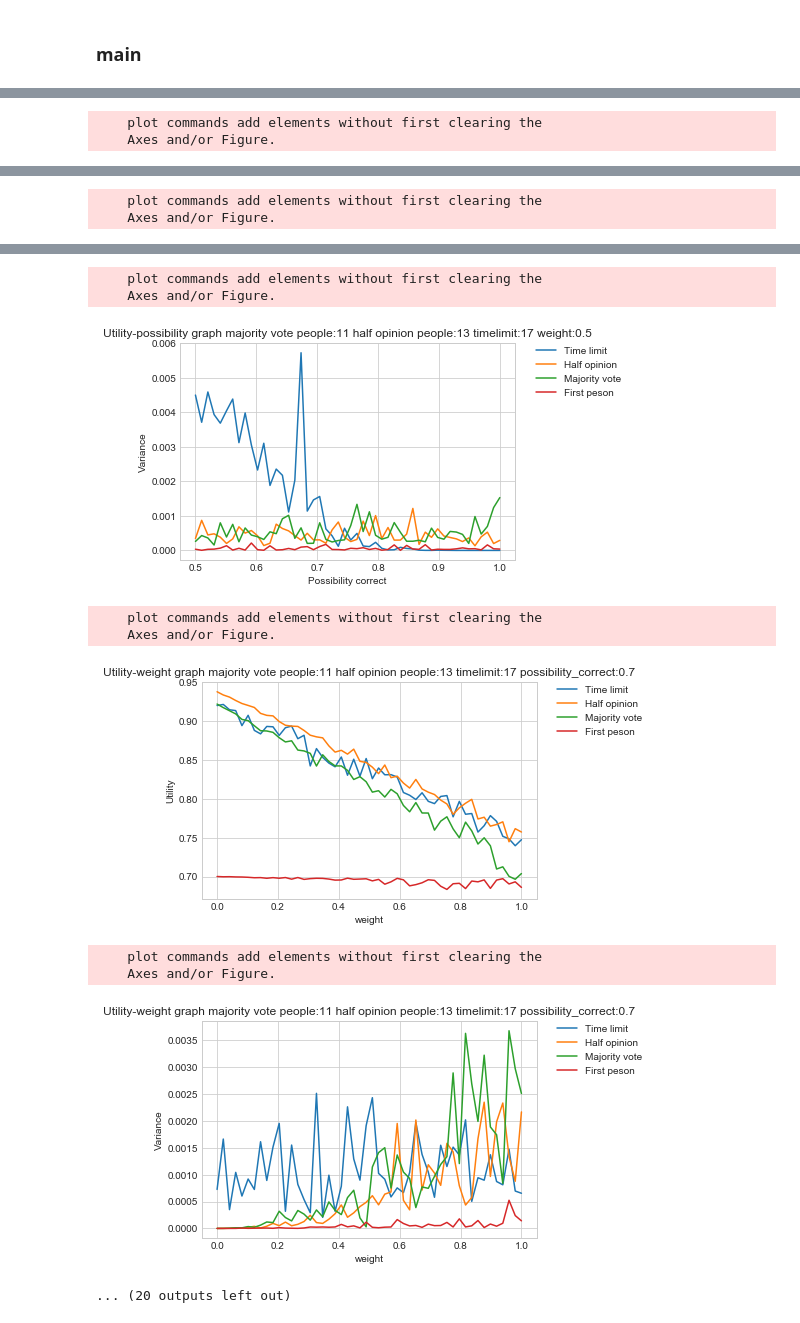
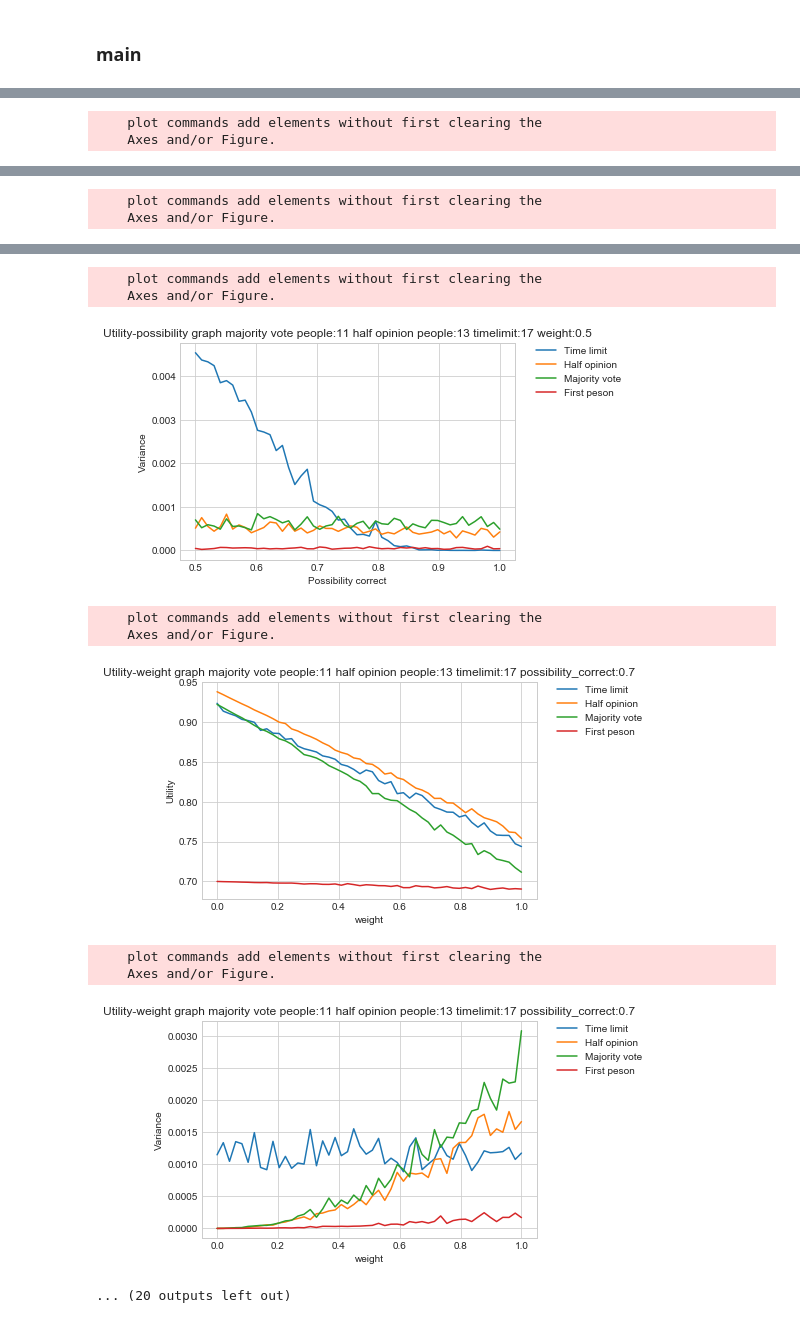
Before and after one commit to k33asby/opinion-aggregation-experiment, a Jupyter notebook: py/sumilation.ipynb, the cells around one changed output, grey strips where cells are left out. Drawn from its saved outputs; the diff is of its cells as text; code cells hidden in the pictures.

```diff
--- a/py/sumilation.ipynb
+++ b/py/sumilation.ipynb
@@ -426,7 +426,7 @@ class PlotGraph:
         plt.show()
         # 多数決
         y_axis_dict = {}
-        for t in range(15):
+        for t in range(10):
             y_axis_dict["Majority vote" + str(2 * t + 1)] = [self.model.deciding_by_majority_vote_average(x, 2 * t + 1, weight) for x in x_axis]
         plt.title('Utility-possibility graph weight: {}'.format(weight))
         plt.xlabel('Possibility correct')
@@ -437,8 +437,8 @@ class PlotGraph:
         plt.show()
         # 半数
         y_axis_dict = {}
-        for t in range(15):
-            y_axis_dict["Half opinion" + str(2 * t + 1)] = [self.model.deciding_by_half_opinion_average(x, t + 1, weight) for x in x_axis]
+        for t in range(10):
+            y_axis_dict["Half opinion" + str(2 * t + 1)] = [self.model.deciding_by_half_opinion_average(x, 2 * t + 1, weight) for x in x_axis]
         plt.title('Utility-possibility graph weight: {}'.format(weight))
         plt.xlabel('Possibility correct')
         plt.ylabel('Utility')
@@ -448,7 +448,7 @@ class PlotGraph:
         plt.show()
         # 時間打ち切り
         y_axis_dict = {}
-        for t in range(15):
+        for t in range(10):
             y_axis_dict["Time limit" + str(4 * t + 1)] = [self.model.deciding_by_time_limit_average(x, 4 * t + 1, weight) for x in x_axis]
         plt.title('Utility-possibility graph weight: {}'.format(weight))
         plt.xlabel('Possibility correct')
@@ -476,7 +476,7 @@ class PlotGraph:
         plt.show()
         # 多数決
         y_axis_dict = {}
-        for t in range(15):
+        for t in range(10):
             y_axis_dict["Majority vote" + str(2 * t + 1)] = [self.model.deciding_by_majority_vote_variance(x, 2 * t + 1, weight) for x in x_axis]
         plt.title('Utility-possibility graph weight: {}'.format(weight))
         plt.xlabel('Possibility correct')
@@ -487,8 +487,8 @@ class PlotGraph:
         plt.show()
         # 半数
         y_axis_dict = {}
-        for t in range(15):
-            y_axis_dict["Half opinion" + str(2 * t + 1)] = [self.model.deciding_by_half_opinion_variance(x, t + 1, weight) for x in x_axis]
+        for t in range(10):
+            y_axis_dict["Half opinion" + str(2 * t + 1)] = [self.model.deciding_by_half_opinion_variance(x, 2 * t + 1, weight) for x in x_axis]
         plt.title('Utility-possibility graph weight: {}'.format(weight))
         plt.xlabel('Possibility correct')
         plt.ylabel('Variance')
@@ -498,7 +498,7 @@ class PlotGraph:
         plt.show()
         # 時間打ち切り
         y_axis_dict = {}
-        for t in range(15):
+        for t in range(10):
             y_axis_dict["Time limit" + str(4 * t + 1)] = [self.model.deciding_by_time_limit_variance(x, 4 * t + 1, weight) for x in x_axis]
         plt.title('Utility-possibility graph weight: {}'.format(weight))
         plt.xlabel('Possibility correct')
@@ -566,7 +566,7 @@ class PlotGraph:
         plt.show()
         # 多数決
         y_axis_dict = {}
-        for t in range(15):
+        for t in range(10):
             y_axis_dict["Majority vote" + str(2 * t + 1)] = [self.model.deciding_by_majority_vote_average_with_uniform_distribution(s_possibility, t_possibility, 2 * t + 1, x) for x in x_axis]
         plt.title('Utility-possibility graph possibility_correct:{0}~{1}'.format(s_possibility, s_possibility + t_possibility))
         plt.xlabel('weight')
@@ -577,8 +577,8 @@ class PlotGraph:
         plt.show()
         # 半数
         y_axis_dict = {}
-        for t in range(15):
-            y_axis_dict["Half opinion" + str(2 * t + 1)] = [self.model.deciding_by_half_opinion_average_with_uniform_distribution(s_possibility, t_possibility, t + 1, x) for x in x_axis]
+        for t in range(10):
+            y_axis_dict["Half opinion" + str(2 * t + 1)] = [self.model.deciding_by_half_opinion_average_with_uniform_distribution(s_possibility, t_possibility, 2 * t + 1, x) for x in x_axis]
         plt.title('Utility-possibility graph possibility_correct:{0}~{1}'.format(s_possibility, s_possibility + t_possibility))
         plt.xlabel('weight')
         plt.ylabel('Utility')
@@ -588,7 +588,7 @@ class PlotGraph:
         plt.show()
         # 時間打ち切り
         y_axis_dict = {}
-        for t in range(15):
+        for t in range(10):
             y_axis_dict["Time limit" + str(4 * t + 1)] = [self.model.deciding_by_time_limit_average_with_uniform_distribution(s_possibility, t_possibility, 4 * t + 1, x) for x in x_axis]
         plt.title('Utility-possibility graph possibility_correct:{0}~{1}'.format(s_possibility, s_possibility + t_possibility))
         plt.xlabel('weight')
@@ -617,7 +617,7 @@ class PlotGraph:
         plt.show()
         # 多数決
         y_axis_dict = {}
-        for t in range(15):
+        for t in range(10):
             y_axis_dict["Majority vote" + str(2 * t + 1)] = [self.model.deciding_by_majority_vote_variance_with_uniform_distribution(s_possibility, t_possibility, 2 * t + 1, x) for x in x_axis]
         plt.title('Utility-possibility graph possibility_correct:{0}~{1}'.format(s_possibility, s_possibility + t_possibility))
         plt.xlabel('weight')
@@ -628,8 +628,8 @@ class PlotGraph:
         plt.show()
         # 半数
         y_axis_dict = {}
-        for t in range(15):
-            y_axis_dict["Half opinion" + str(2 * t + 1)] = [self.model.deciding_by_half_opinion_variance_with_uniform_distribution(s_possibility, t_possibility, t + 1, x) for x in x_axis]
+        for t in range(10):
+            y_axis_dict["Half opinion" + str(2 * t + 1)] = [self.model.deciding_by_half_opinion_variance_with_uniform_distribution(s_possibility, t_possibility, 2 * t + 1, x) for x in x_axis]
         plt.title('Utility-possibility graph possibility_correct:{0}~{1}'.format(s_possibility, s_possibility + t_possibility))
         plt.xlabel('weight')
         plt.ylabel('Variance')
@@ -639,7 +639,7 @@ class PlotGraph:
         plt.show()
         # 時間打ち切り
         y_axis_dict = {}
-        for t in range(15):
+        for t in range(10):
             y_axis_dict["Time limit" + str(4 * t + 1)] = [self.model.deciding_by_time_limit_variance_with_uniform_distribution(s_possibility, t_possibility, 4 * t + 1, x) for x in x_axis]
         plt.title('Utility-possibility graph possibility_correct:{0}~{1}'.format(s_possibility, s_possibility + t_possibility))
         plt.xlabel('weight')
@@ -652,7 +652,7 @@ class PlotGraph:
 ### main
 # %%
 sns.set_style("whitegrid")
-pg = PlotGraph(50, 10)
+pg = PlotGraph(50, 100)
 pg.plot_error_possibility_graph(5)
 pg.plot_error_possibility_graph_by_people_num()
 pg.plot_utility_possibility_average_graph(11, 13, 17, 0.5)
@@ -679,10 +679,10 @@ pg.plot_utility_weight_variance_graph_with_uniform_distribution_for_single_metho
     plot commands add elements without first clearing the
     Axes and/or Figure.
-[figure, old version]
+[figure, new version]
     plot commands add elements without first clearing the
     Axes and/or Figure.
-[figure, old version]
+[figure, new version]
     plot commands add elements without first clearing the
     Axes and/or Figure.
-[figure, old version]
+[figure, new version]
 ... (20 outputs left out)
```
Also changed, not shown: parts of 1 cell of this notebook, 2 other files.
